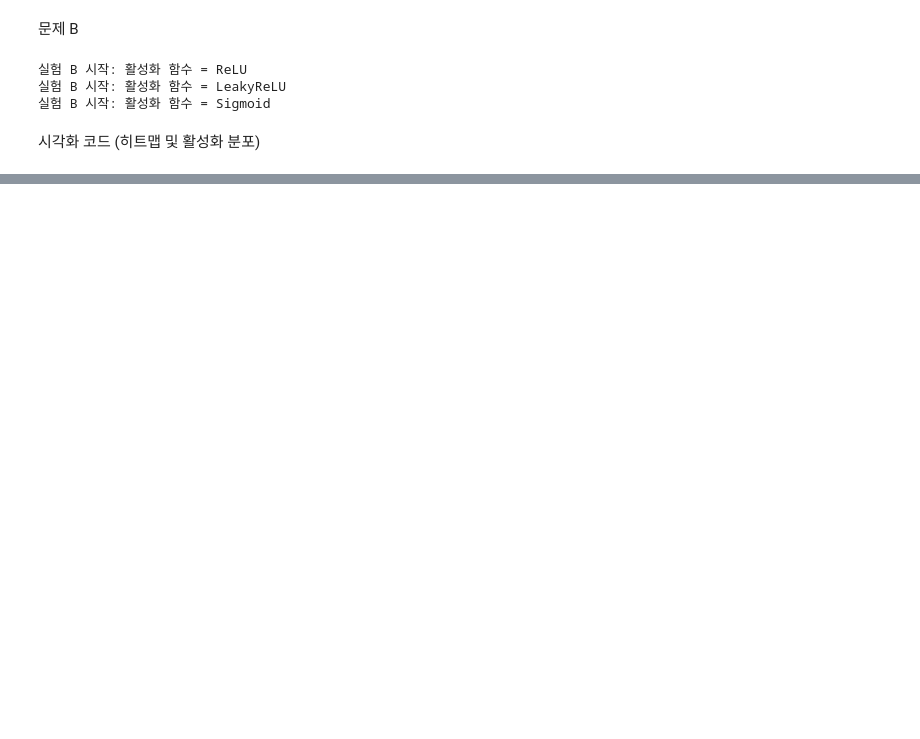
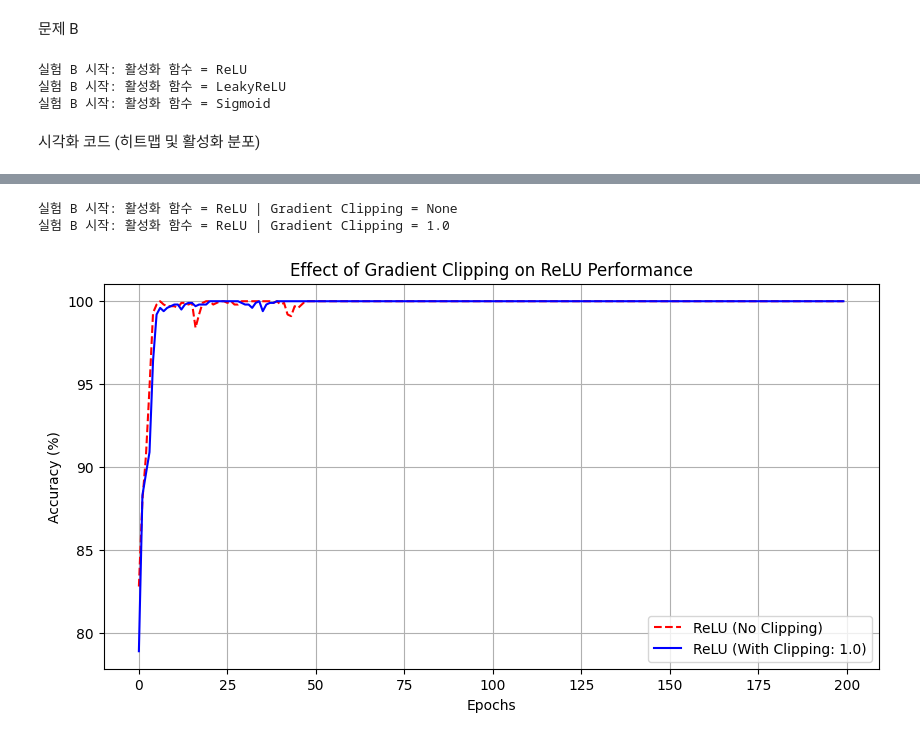
Before and after one commit to YHFTF/CV_HW-3, a Jupyter notebook: CV_HW_3(B).ipynb, the cells around one changed output, grey strips where cells are left out. Drawn from its saved outputs; the diff is of its cells as text; code cells hidden in the pictures; blank space fills up the shorter version.

```diff
--- a/CV_HW_3(B).ipynb
+++ b/CV_HW_3(B).ipynb
@@ -215 +216,75 @@ LeakyReLU           44.80%                  0
 ==================================================
+# %%
+import torch.nn.utils as utils # 기울기 클리핑을 위한 유틸리티 임포트
+
+# 3. 실험 실행 함수 (기울기 클리핑 옵션 추가)
+def run_experiment_b_with_clipping(act_name, clip_value=None):
+    print(f"실험 B 시작: 활성화 함수 = {act_name} | Gradient Clipping = {clip_value}")
+    model = ActivationExpModel(act_name)
+    criterion = nn.CrossEntropyLoss()
+    optimizer = optim.Adam(model.parameters(), lr=0.01)
+
+    history = {'acc': [], 'dead_ratio': [], 'activations': []}
+
+    for epoch in range(200):
+        model.train()
+        correct = 0
+        total = 0
+        epoch_dead_counts = []
+
+        for inputs, targets in loader:
+            optimizer.zero_grad()
+            outputs = model(inputs)
+            loss = criterion(outputs, targets)
+            loss.backward()
+
+            # --- 개선 사항 추가 Gradient Clipping 적용 ---
+            if clip_value is not None:
+                # 모델 파라미터의 L2 Norm이 clip_value를 넘지 않도록 제한
+                utils.clip_grad_norm_(model.parameters(), max_norm=clip_value)
+            # ---------------------------------------------
+
+            optimizer.step()
+
+            _, predicted = outputs.max(1)
+            total += targets.size(0)
+            correct += predicted.eq(targets).sum().item()
+
+            with torch.no_grad():
+                dead1 = (model.a1 <= 0).float().mean().item()
+                dead2 = (model.a2 <= 0).float().mean().item()
+                epoch_dead_counts.append([dead1, dead2])
+
+        acc = 100. * correct / total
+        history['acc'].append(acc)
+        history['dead_ratio'].append(np.mean(epoch_dead_counts, axis=0))
+
+        if epoch in [0, 100, 199]:
+            history['activations'].append({
+                'epoch': epoch,
+                'layer1': model.a1.detach().cpu().numpy(),
+                'layer2': model.a2.detach().cpu().numpy()
+            })
+
+    return history
+
+# 4. 비교 실험 실행 (ReLU vs ReLU + Clipping)
+results_clip = {
+    'ReLU_No_Clip': run_experiment_b_with_clipping('ReLU', clip_value=None),
+    'ReLU_With_Clip': run_experiment_b_with_clipping('ReLU', clip_value=1.0) # 임계값 1.0 적용
+}
+
+# 5. 결과 시각화: Accuracy 비교
+plt.figure(figsize=(10, 5))
+plt.plot(results_clip['ReLU_No_Clip']['acc'], label='ReLU (No Clipping)', color='red', linestyle='--')
+plt.plot(results_clip['ReLU_With_Clip']['acc'], label='ReLU (With Clipping: 1.0)', color='blue')
+plt.title('Effect of Gradient Clipping on ReLU Performance')
+plt.xlabel('Epochs')
+plt.ylabel('Accuracy (%)')
+plt.legend()
+plt.grid(True)
+plt.show()
+# %% [output]
+실험 B 시작: 활성화 함수 = ReLU | Gradient Clipping = None
+실험 B 시작: 활성화 함수 = ReLU | Gradient Clipping = 1.0
+[figure, added]
```
Also changed, not shown: parts of 4 cells of this notebook.
